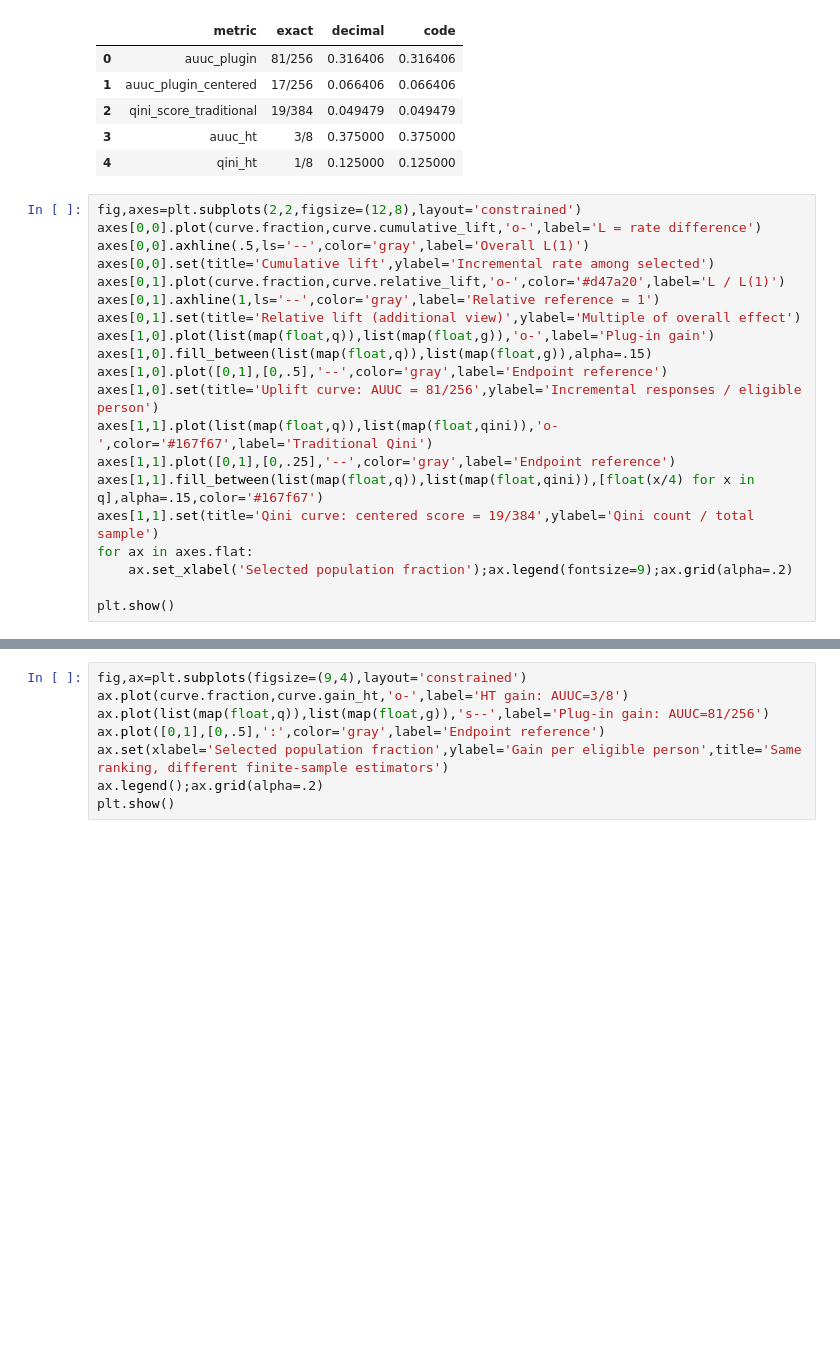
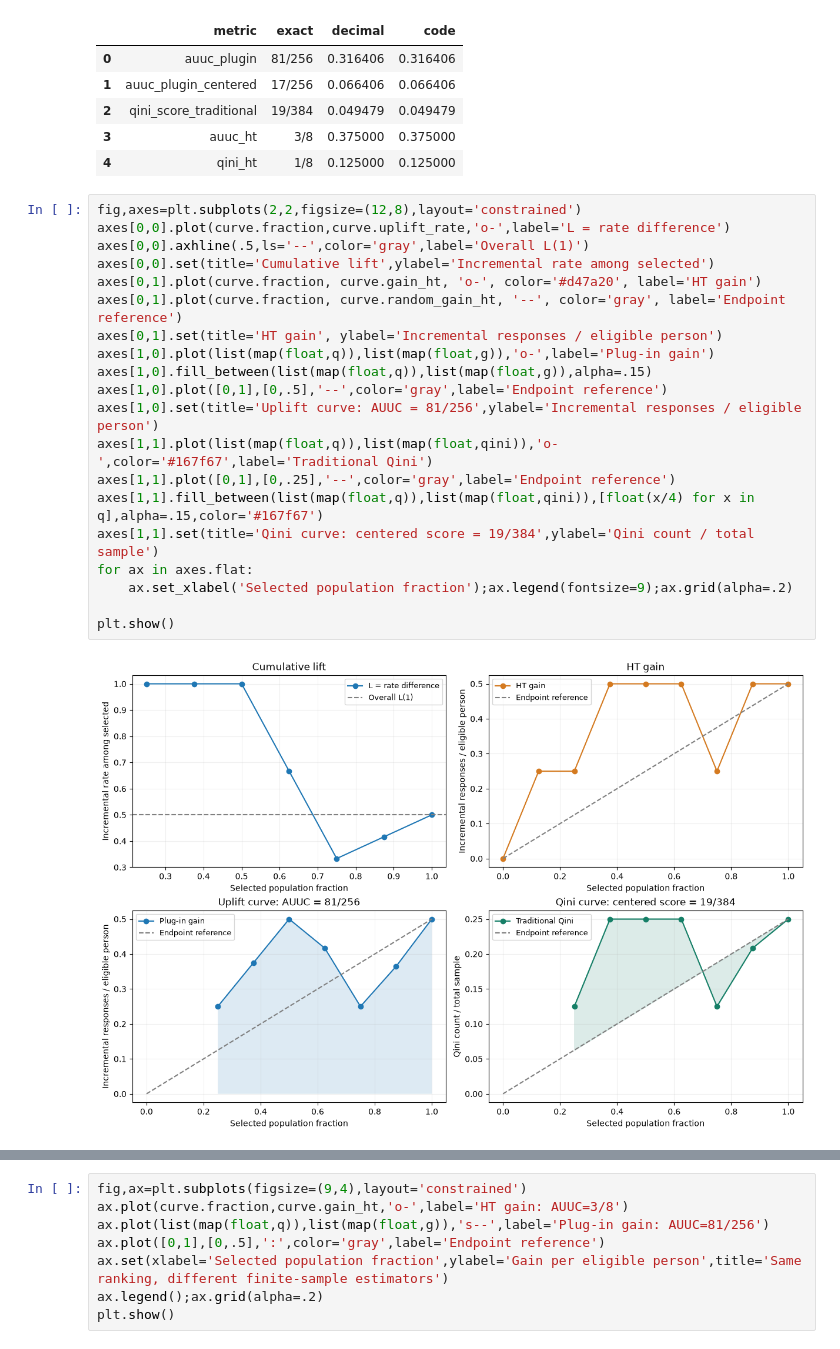
Before and after one commit to tkkkk-co/Criteo-uplift-project, a Jupyter notebook: notebooks/criteo_uplift_project.ipynb, the cells around one changed output, grey strips where cells are left out. Cells and saved outputs as stored; diff of their text form; blank space fills up the shorter version.

```diff
--- a/notebooks/criteo_uplift_project.ipynb
+++ b/notebooks/criteo_uplift_project.ipynb
@@ -839,24 +839,26 @@ qini = plot_curve.qini_traditional.tolist()
 | 4 | qini_ht | 1/8 | 0.125000 | 0.125000 |
 # %%
 fig,axes=plt.subplots(2,2,figsize=(12,8),layout='constrained')
-axes[0,0].plot(curve.fraction,curve.cumulative_lift,'o-',label='L = rate difference')
+axes[0,0].plot(curve.fraction,curve.uplift_rate,'o-',label='L = rate difference')
 axes[0,0].axhline(.5,ls='--',color='gray',label='Overall L(1)')
 axes[0,0].set(title='Cumulative lift',ylabel='Incremental rate among selected')
-axes[0,1].plot(curve.fraction,curve.relative_lift,'o-',color='#d47a20',label='L / L(1)')
-axes[0,1].axhline(1,ls='--',color='gray',label='Relative reference = 1')
-axes[0,1].set(title='Relative lift (additional view)',ylabel='Multiple of overall effect')
+axes[0,1].plot(curve.fraction, curve.gain_ht, 'o-', color='#d47a20', label='HT gain')
+axes[0,1].plot(curve.fraction, curve.random_gain_ht, '--', color='gray', label='Endpoint reference')
+axes[0,1].set(title='HT gain', ylabel='Incremental responses / eligible person')
 axes[1,0].plot(list(map(float,q)),list(map(float,g)),'o-',label='Plug-in gain')
 axes[1,0].fill_between(list(map(float,q)),list(map(float,g)),alpha=.15)
 axes[1,0].plot([0,1],[0,.5],'--',color='gray',label='Endpoint reference')
 axes[1,0].set(title='Uplift curve: AUUC = 81/256',ylabel='Incremental responses / eligible person')
 axes[1,1].plot(list(map(float,q)),list(map(float,qini)),'o-',color='#167f67',label='Traditional Qini')
 axes[1,1].plot([0,1],[0,.25],'--',color='gray',label='Endpoint reference')
 axes[1,1].fill_between(list(map(float,q)),list(map(float,qini)),[float(x/4) for x in q],alpha=.15,color='#167f67')
 axes[1,1].set(title='Qini curve: centered score = 19/384',ylabel='Qini count / total sample')
 for ax in axes.flat:
     ax.set_xlabel('Selected population fraction');ax.legend(fontsize=9);ax.grid(alpha=.2)
 
 plt.show()
+# %% [output]
+[figure, added]
 # %% [markdown]
 ## HT 与 plug-in 曲线为什么分别保留
 
```
Also changed, not shown: parts of 6 cells of this notebook, 9 other files.
